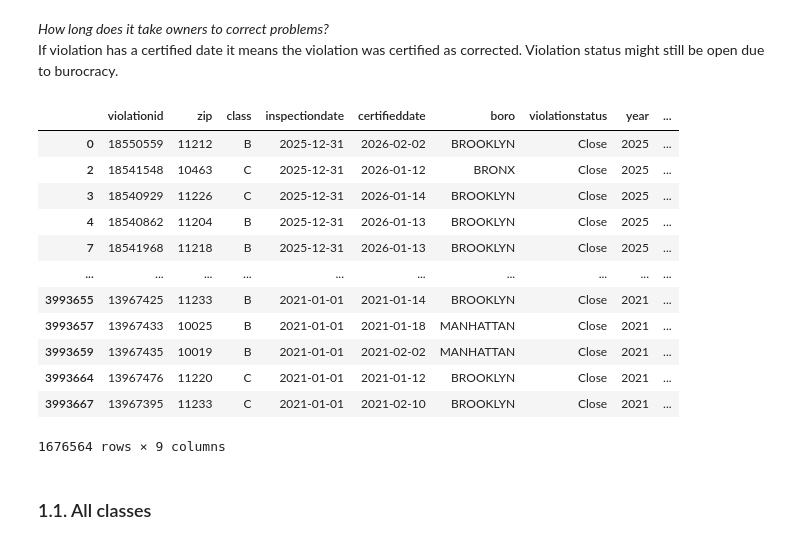
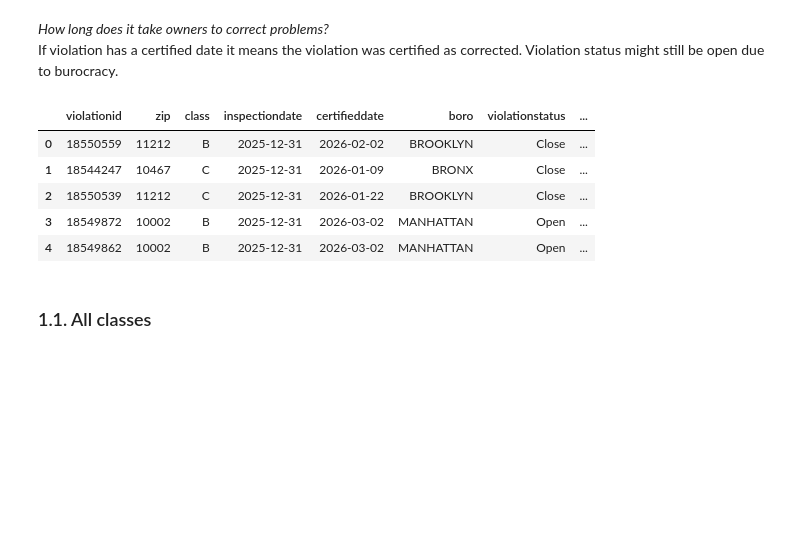
Before and after one commit to mariatmvendas/sdata_project, a Jupyter notebook: analysis_complaints.ipynb, the cells around one changed output. Saved outputs shown, nothing was run; the diff lists cells and outputs as text; code cells hidden in the pictures; blank space fills up the shorter version.

```diff
--- a/analysis_complaints.ipynb
+++ b/analysis_complaints.ipynb
@@ -1153,22 +1141,18 @@ If violation has a certified date it means the violation was certified as correc
 # %%
 df_cert = df_violations[df_violations["certifieddate"].notna()]
 df_cert["inspectiondate"] = pd.to_datetime(df_cert["inspectiondate"])
 df_cert["certifieddate"]  = pd.to_datetime(df_cert["certifieddate"])
 df_cert["days_to_certify"] = (df_cert["certifieddate"] - df_cert["inspectiondate"]).dt.days
-df_cert
+
+df_income = pd.read_csv("data/nyc_zipcode_income_class.csv")
+df_cert = df_cert.merge(df_income[['zipcode', 'income_cat']], left_on='zip',  right_on='zipcode', how='left').drop(columns='zipcode')
+df_cert.head()
 # %% [output]
-|  | violationid | zip | class | inspectiondate | certifieddate | boro | violationstatus | year | ... |
-| 0 | 18550559 | 11212 | B | 2025-12-31 | 2026-02-02 | BROOKLYN | Close | 2025 | ... |
-| 2 | 18541548 | 10463 | C | 2025-12-31 | 2026-01-12 | BRONX | Close | 2025 | ... |
-| 3 | 18540929 | 11226 | C | 2025-12-31 | 2026-01-14 | BROOKLYN | Close | 2025 | ... |
-| 4 | 18540862 | 11204 | B | 2025-12-31 | 2026-01-13 | BROOKLYN | Close | 2025 | ... |
-| 7 | 18541968 | 11218 | B | 2025-12-31 | 2026-01-13 | BROOKLYN | Close | 2025 | ... |
-| ... | ... | ... | ... | ... | ... | ... | ... | ... | ... |
-| 3993655 | 13967425 | 11233 | B | 2021-01-01 | 2021-01-14 | BROOKLYN | Close | 2021 | ... |
-| 3993657 | 13967433 | 10025 | B | 2021-01-01 | 2021-01-18 | MANHATTAN | Close | 2021 | ... |
-| 3993659 | 13967435 | 10019 | B | 2021-01-01 | 2021-02-02 | MANHATTAN | Close | 2021 | ... |
-| 3993664 | 13967476 | 11220 | C | 2021-01-01 | 2021-01-12 | BROOKLYN | Close | 2021 | ... |
-| 3993667 | 13967395 | 11233 | C | 2021-01-01 | 2021-02-10 | BROOKLYN | Close | 2021 | ... |
+|  | violationid | zip | class | inspectiondate | certifieddate | boro | violationstatus | ... |
+| 0 | 18550559 | 11212 | B | 2025-12-31 | 2026-02-02 | BROOKLYN | Close | ... |
+| 1 | 18544247 | 10467 | C | 2025-12-31 | 2026-01-09 | BRONX | Close | ... |
+| 2 | 18550539 | 11212 | C | 2025-12-31 | 2026-01-22 | BROOKLYN | Close | ... |
+| 3 | 18549872 | 10002 | B | 2025-12-31 | 2026-03-02 | MANHATTAN | Open | ... |
+| 4 | 18549862 | 10002 | B | 2025-12-31 | 2026-03-02 | MANHATTAN | Open | ... |
-1676564 rows × 9 columns
 # %% [markdown]
 ### 1.1. All classes
```
Also changed, not shown: parts of 48 cells of this notebook, 2 other files.
